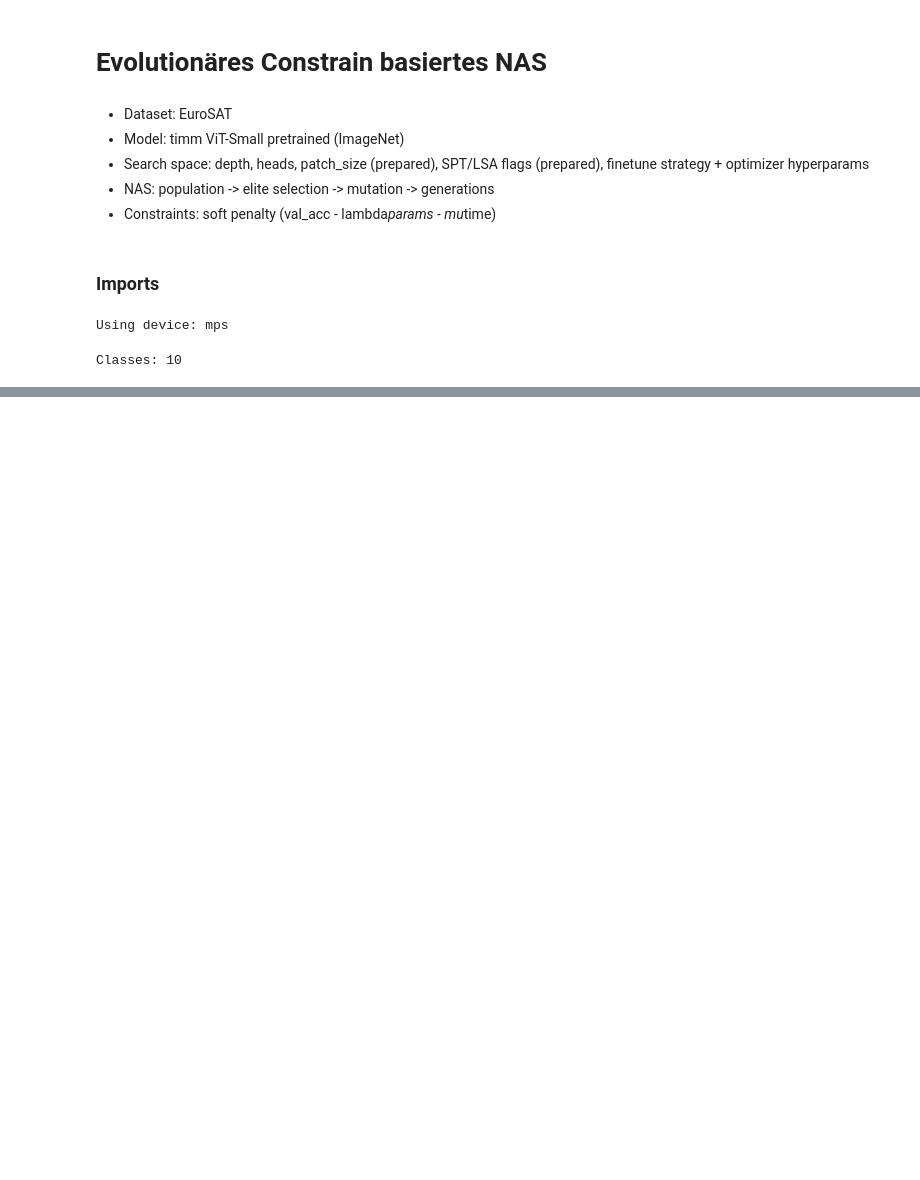
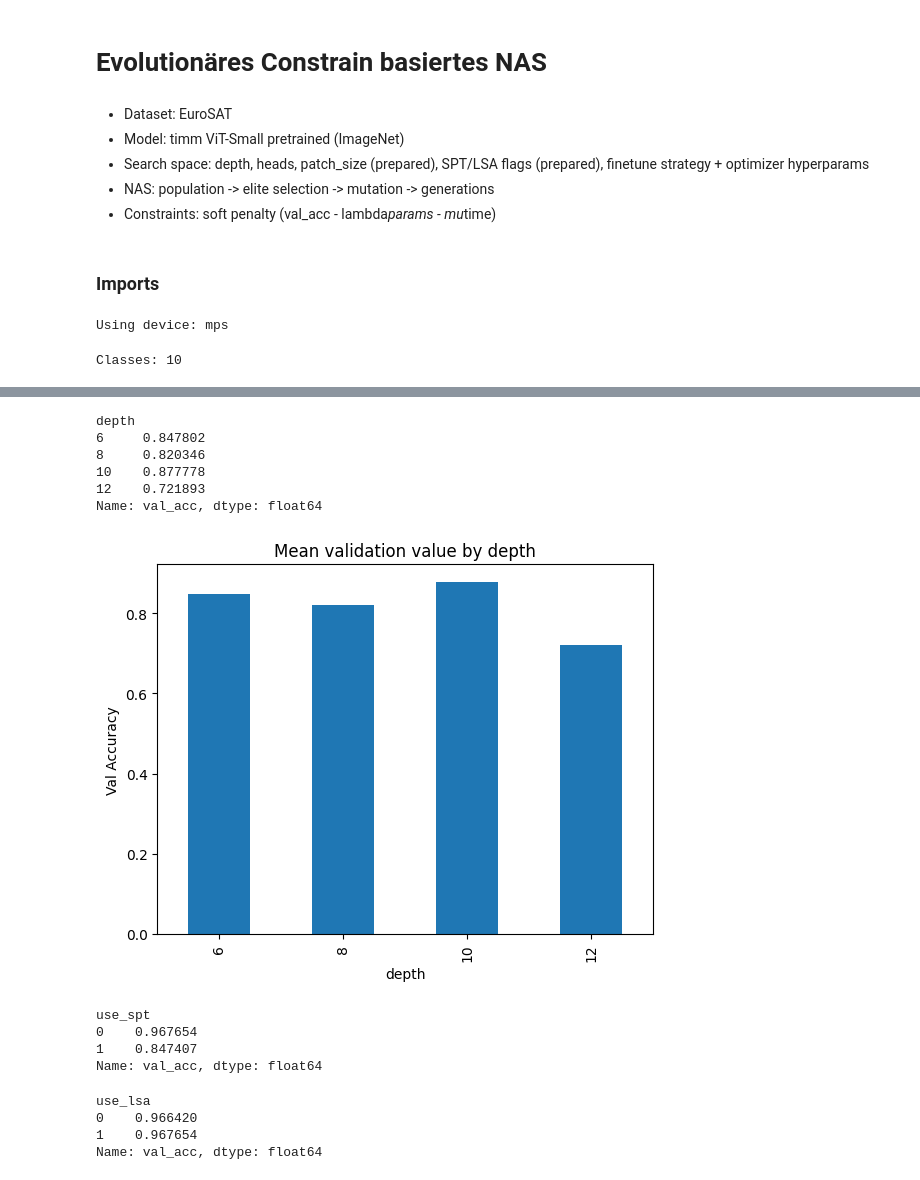
Before and after one commit to mats-ad/Hauptprojekt, a Jupyter notebook: hauptprojekt.ipynb, the cells around one changed output, grey strips where cells are left out. Drawn from its saved outputs; the diff is of its cells as text; code cells hidden in the pictures; blank space fills up the shorter version.

Commit message:
made some data plots and implemented lsa

```diff
--- a/hauptprojekt.ipynb
+++ b/hauptprojekt.ipynb
@@ -444,0 +624,3 @@ Unexpected keys (blocks.10.attn.proj.bias, blocks.10.attn.proj.weight, blocks.10
+# %%
+enas_df = pd.read_csv("enas_eurosat.csv")
+enas_df.head()
@@ -444,0 +662,30 @@ Unexpected keys (blocks.10.attn.proj.bias, blocks.10.attn.proj.weight, blocks.10
+# %%
+enas_df.groupby("depth")["val_acc"].mean()
+# %% [output]
+depth
+6     0.847802
+8     0.820346
+10    0.877778
+12    0.721893
+Name: val_acc, dtype: float64
+# %%
+enas_df.groupby("depth")["val_acc"].mean().plot(kind="bar")
+plt.title("Mean validation value by depth")
+plt.ylabel("Val Accuracy")
+plt.show()
+# %% [output]
+[figure, added]
+# %%
+enas_df.groupby("use_spt")["val_acc"].max()
+# %% [output]
+use_spt
+0    0.967654
+1    0.847407
+Name: val_acc, dtype: float64
+# %%
+enas_df.groupby("use_lsa")["val_acc"].max()
+# %% [output]
+use_lsa
+0    0.966420
+1    0.967654
+Name: val_acc, dtype: float64
```
Also changed, not shown: parts of 20 cells of this notebook, 1 other file.
